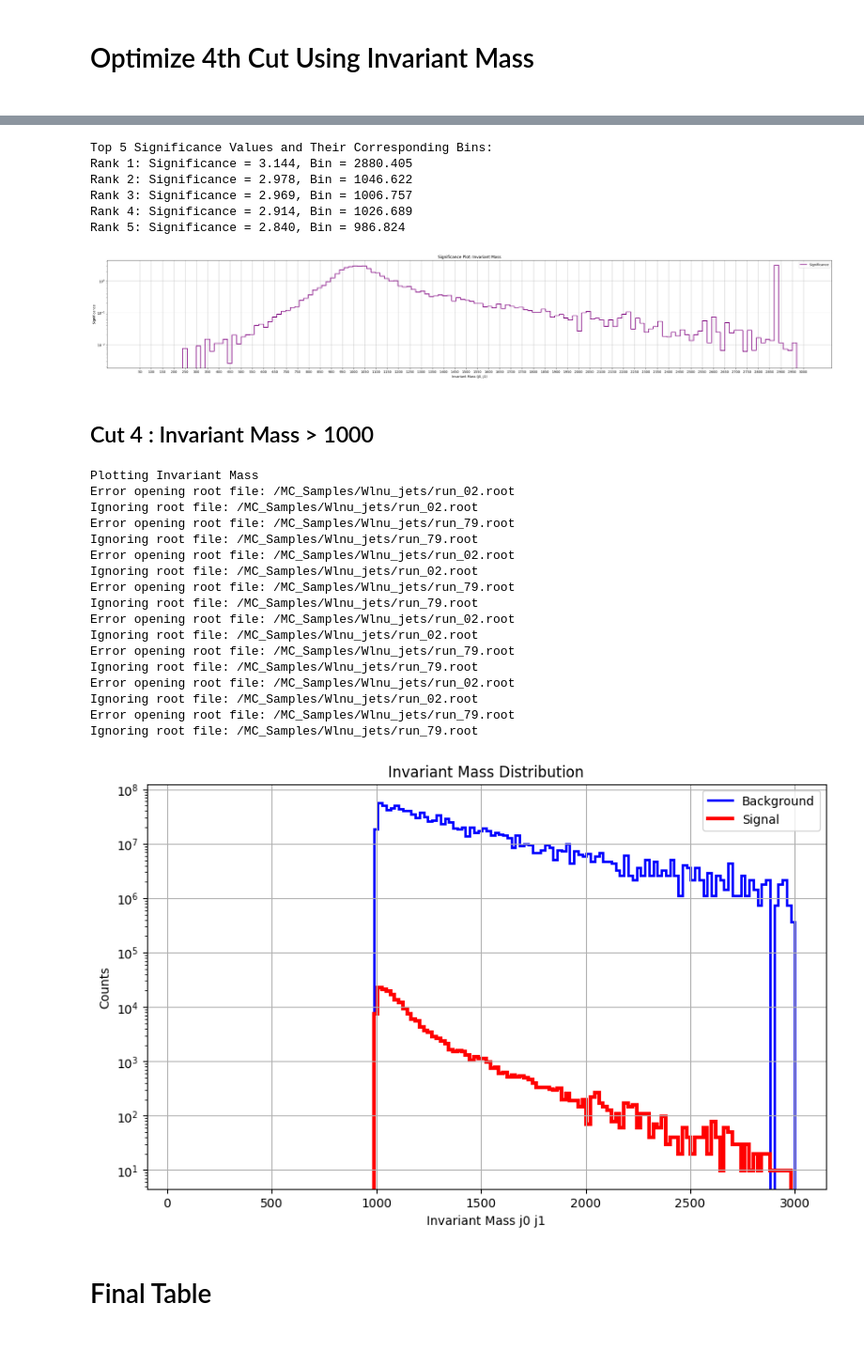
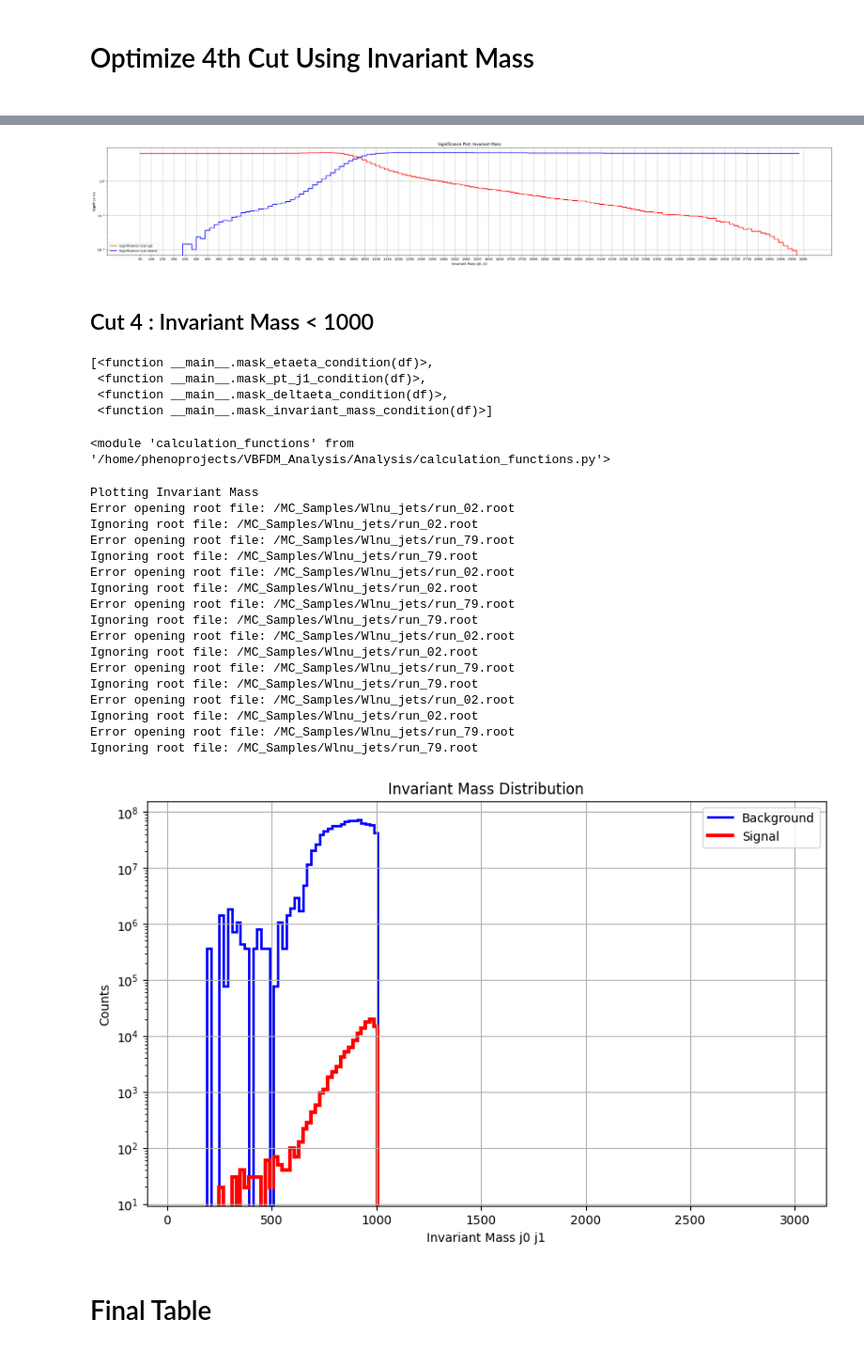
Before and after one commit to MarioPardo/VBFDM_Analysis, a Jupyter notebook: Analysis/Analysis1_OptSignificance/Analysis1_FullAnalysis.ipynb, the cells around one changed output, grey strips where cells are left out. Shown: that part at 94% size. Drawn from its saved outputs; the diff is of its cells as text; code cells hidden in the pictures.

Commit message:
updated all significance plots

```diff
--- a/Analysis/Analysis1_OptSignificance/Analysis1_FullAnalysis.ipynb
+++ b/Analysis/Analysis1_OptSignificance/Analysis1_FullAnalysis.ipynb
@@ -361,14 +357,14 @@ We decide our 2nd  cut to be PT(j1) > 340
 # %%
 
-def mask_pt_j0_condition(df):
+def mask_pt_j1_condition(df):
     # Extract PT for j0
-    pt_j0 = df["Jet.PT"].apply(lambda x: x[0] if len(x) > 1 else None)
+    pt_j1 = df["Jet.PT"].apply(lambda x: x[1] if len(x) > 1 else None)
 
     # Create mask where PT(j1) > 340
-    return pt_j0 > 340
+    return pt_j1 > 260
 
-maskList.append(mask_pt_j0_condition)
-cuts_strings.append("Pt(j1) > 340")
+maskList.append(mask_pt_j1_condition)
+cuts_strings.append("Pt(j1) > 265")
 # %% [markdown]
 <h1> Optimize 3rd Cut Using DeltaEta <h1>
 # %%
@@ -469,15 +459,9 @@ significances.append(currSignificance)
 # %%
 plot_functions.significance_plot([0,3500], invariant_signal_hist,invariant_bkg_hist,"Invariant")
 # %% [output]
-Top 5 Significance Values and Their Corresponding Bins:
-Rank 1: Significance = 3.144, Bin = 2880.405
-Rank 2: Significance = 2.978, Bin = 1046.622
-Rank 3: Significance = 2.969, Bin = 1006.757
-Rank 4: Significance = 2.914, Bin = 1026.689
-Rank 5: Significance = 2.840, Bin = 986.824
-[figure, old version]
+[figure, new version]
 # %% [markdown]
-<h2> Cut 4 : Invariant Mass > 1000</h2>
+<h2> Cut 4 : Invariant Mass < 1000</h2>
 # %%
 ## We choose PT(j0)>30
 def mask_invariant_mass_condition(df):
@@ -493,38 +477,51 @@ def mask_invariant_mass_condition(df):
 
     # Calculate invariant mass for each event
     inv_mass = calculation_functions.calc_invariant_mass(
-        pt0=pt_j0, eta0=eta_j0, phi0=phi_j0, m0=mass_j0,
-        pt1=pt_j1, eta1=eta_j1, phi1=phi_j1, m1=mass_j1
+        pt0=np.array(pt_j0), eta0=np.array(eta_j0), phi0=np.array(phi_j0), m0=np.array(mass_j0),
+        pt1=np.array(pt_j1), eta1=np.array(eta_j1), phi1=np.array(phi_j1), m1=np.array(mass_j1)
     )
 
-    # Create mask where invariant mass > 1000
-    return inv_mass > 1000
+    # Create mask where invariant mass < 1000
+    return inv_mass < 1000
 
 maskList.append(mask_invariant_mass_condition)
-cuts_strings.append("InvariantMass > 1000")
+cuts_strings.append("InvariantMass < 1000")
+# %%
+maskList  # Remove the last mask for invariant mass condition
+# %% [output]
+[<function __main__.mask_etaeta_condition(df)>,
+ <function __main__.mask_pt_j1_condition(df)>,
+ <function __main__.mask_deltaeta_condition(df)>,
+ <function __main__.mask_invariant_mass_condition(df)>]
+# %%
+import importlib
+
+importlib.reload(calculation_functions)
+# %% [output]
+<module 'calculation_functions' from '/home/phenoprojects/VBFDM_Analysis/Analysis/calculation_functions.py'>
 # %%
 # Plot and store necessary calculations
-currSigEvents, currBkgEvents, numWBkgEvents, numZBkgEvents, invariant_signal_hist, invariant_bkg_hist = plot_functions.PlotInvariantMass(maskList,signal_weights,background_weightsWZ,"A1_PlotInvMass_3Cut")
+currSigEvents, currBkgEvents, numWBkgEvents, numZBkgEvents, invariant_signal_hist, invariant_bkg_hist = plot_functions.PlotInvariantMass(maskList,signal_weights,background_weightsWZ,"A1_PlotInvMass_4Cut")
 currSignificance = calculation_functions.calculateSignificance(currSigEvents, currBkgEvents)
 # %% [output]
 Plotting Invariant Mass
 Error opening root file: /MC_Samples/Wlnu_jets/run_02.root
 Ignoring root file: /MC_Samples/Wlnu_jets/run_02.root
 Error opening root file: /MC_Samples/Wlnu_jets/run_79.root
 Ignoring root file: /MC_Samples/Wlnu_jets/run_79.root
 Error opening root file: /MC_Samples/Wlnu_jets/run_02.root
 Ignoring root file: /MC_Samples/Wlnu_jets/run_02.root
 Error opening root file: /MC_Samples/Wlnu_jets/run_79.root
 Ignoring root file: /MC_Samples/Wlnu_jets/run_79.root
 Error opening root file: /MC_Samples/Wlnu_jets/run_02.root
 Ignoring root file: /MC_Samples/Wlnu_jets/run_02.root
 Error opening root file: /MC_Samples/Wlnu_jets/run_79.root
 Ignoring root file: /MC_Samples/Wlnu_jets/run_79.root
 Error opening root file: /MC_Samples/Wlnu_jets/run_02.root
 Ignoring root file: /MC_Samples/Wlnu_jets/run_02.root
 Error opening root file: /MC_Samples/Wlnu_jets/run_79.root
 Ignoring root file: /MC_Samples/Wlnu_jets/run_79.root
-[figure, old version]
+[figure, new version]
 # %%
 cuts_strings = []
 maskList = []
```
Also changed, not shown: parts of 18 cells of this notebook, 13 other files.
